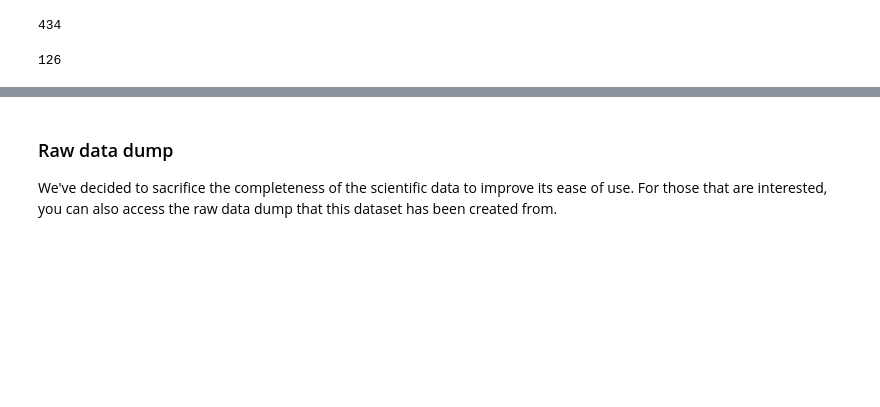
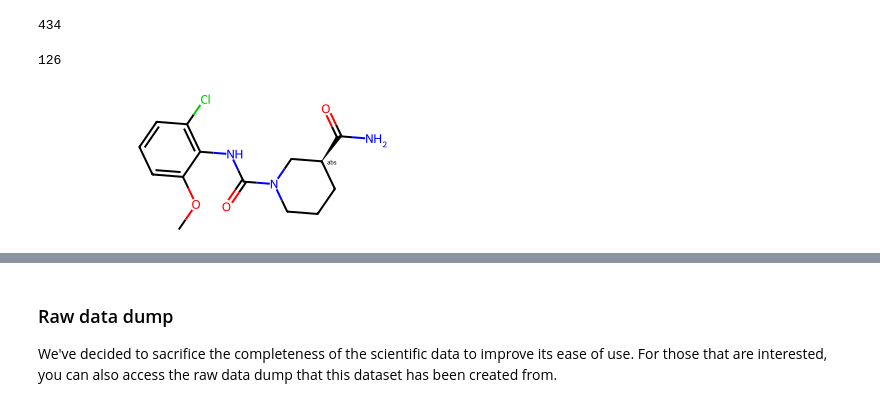
Before and after one commit to agitter/asap-polaris-admet-challenge, a Jupyter notebook: Ligand-ADMET-Potency.ipynb, the cells around one changed output, grey strips where cells are left out. Drawn from its saved outputs; the diff is of its cells as text; code cells hidden in the pictures; blank space fills up the shorter version.

```diff
--- a/Ligand-ADMET-Potency.ipynb
+++ b/Ligand-ADMET-Potency.ipynb
@@ -60,0 +63,6 @@ len(test)
+# %%
+# From manuscript: "This new supervised tabular learning method can be applied to any small- to moderate-sized dataset and yields dominant performance for datasets with up to 10,000 samples and 500 features."
+mol = dm.to_mol(train[0][0])
+mol
+# %% [output]
+[figure, added]
```
Also changed, not shown: parts of 8 cells of this notebook, 2 other files.
